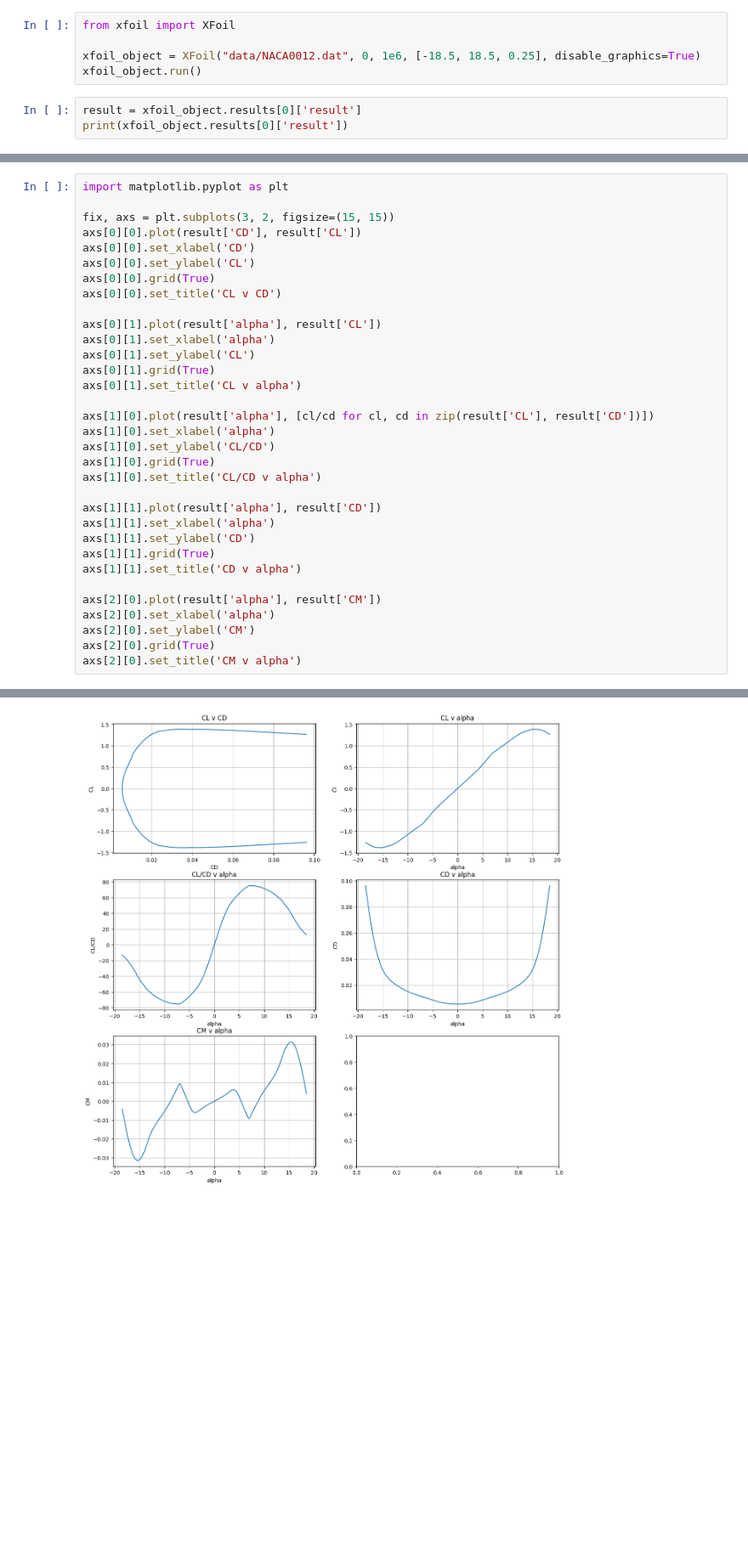
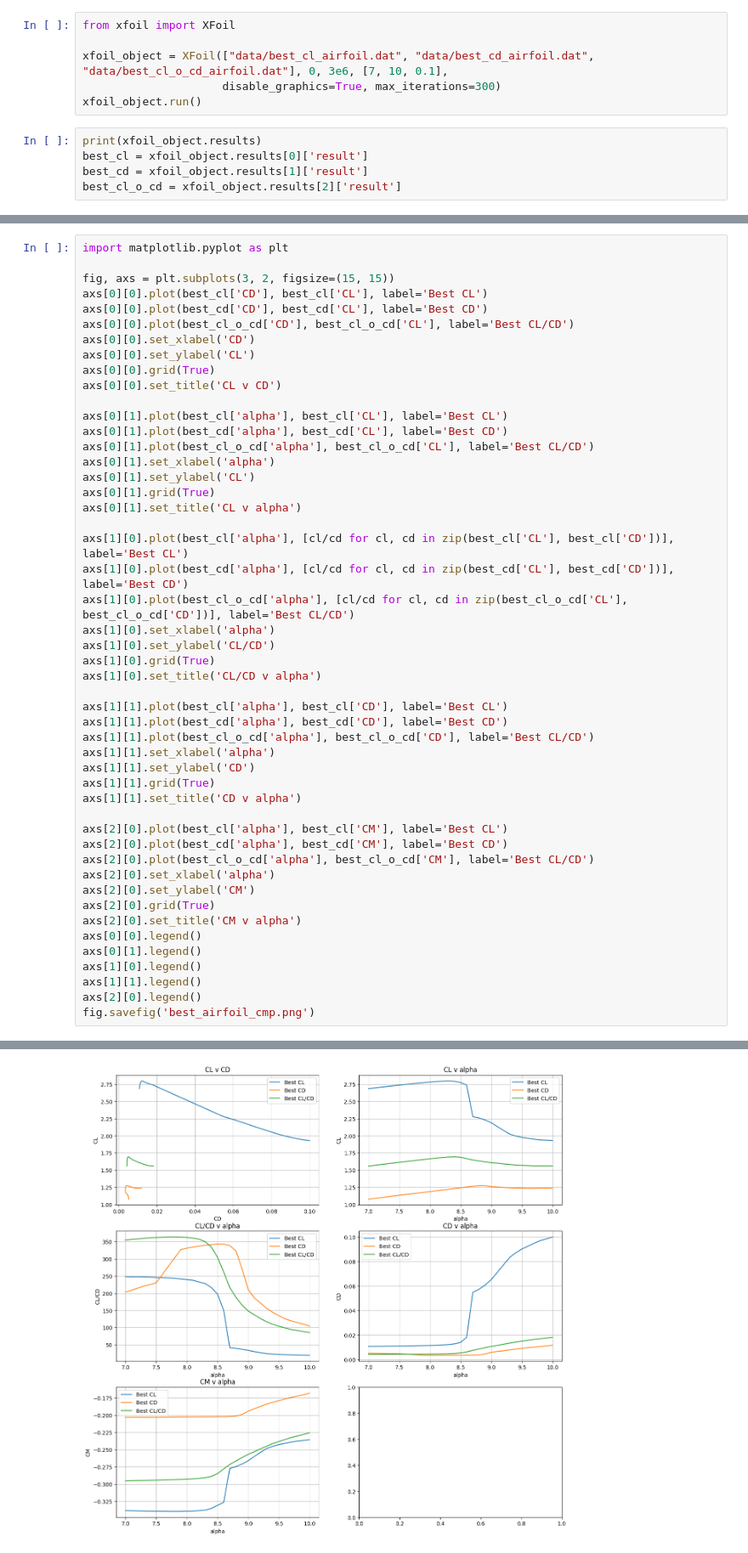
Before and after one commit to HugoxSaraiva/airfoil-optimization-ga, a Jupyter notebook: xfoil_test.ipynb, the cells around one changed output, grey strips where cells are left out. Shown at 85% size. Drawn from its saved outputs; the diff is of its cells as text; blank space fills up the shorter version.

Commit message:
Adding best airfoils polars

```diff
--- a/xfoil_test.ipynb
+++ b/xfoil_test.ipynb
@@ -1,9 +1,12 @@
 # %%
 from xfoil import XFoil
 
-xfoil_object = XFoil("data/NACA0012.dat", 0, 1e6, [-18.5, 18.5, 0.25], disable_graphics=True)
+xfoil_object = XFoil(["data/best_cl_airfoil.dat", "data/best_cd_airfoil.dat", "data/best_cl_o_cd_airfoil.dat"], 0, 3e6, [7, 10, 0.1],
+                     disable_graphics=True, max_iterations=300)
 xfoil_object.run()
 # %%
-result = xfoil_object.results[0]['result']
-print(xfoil_object.results[0]['result'])
+print(xfoil_object.results)
+best_cl = xfoil_object.results[0]['result']
+best_cd = xfoil_object.results[1]['result']
+best_cl_o_cd = xfoil_object.results[2]['result']
 # %% [output]
@@ -11,34 +14,50 @@ print(xfoil_object.results[0]['result'])
 # %%
 import matplotlib.pyplot as plt
 
-fix, axs = plt.subplots(3, 2, figsize=(15, 15))
-axs[0][0].plot(result['CD'], result['CL'])
+fig, axs = plt.subplots(3, 2, figsize=(15, 15))
+axs[0][0].plot(best_cl['CD'], best_cl['CL'], label='Best CL')
+axs[0][0].plot(best_cd['CD'], best_cd['CL'], label='Best CD')
+axs[0][0].plot(best_cl_o_cd['CD'], best_cl_o_cd['CL'], label='Best CL/CD')
 axs[0][0].set_xlabel('CD')
 axs[0][0].set_ylabel('CL')
 axs[0][0].grid(True)
 axs[0][0].set_title('CL v CD')
 
-axs[0][1].plot(result['alpha'], result['CL'])
+axs[0][1].plot(best_cl['alpha'], best_cl['CL'], label='Best CL')
+axs[0][1].plot(best_cd['alpha'], best_cd['CL'], label='Best CD')
+axs[0][1].plot(best_cl_o_cd['alpha'], best_cl_o_cd['CL'], label='Best CL/CD')
 axs[0][1].set_xlabel('alpha')
 axs[0][1].set_ylabel('CL')
 axs[0][1].grid(True)
 axs[0][1].set_title('CL v alpha')
 
-axs[1][0].plot(result['alpha'], [cl/cd for cl, cd in zip(result['CL'], result['CD'])])
+axs[1][0].plot(best_cl['alpha'], [cl/cd for cl, cd in zip(best_cl['CL'], best_cl['CD'])], label='Best CL')
+axs[1][0].plot(best_cd['alpha'], [cl/cd for cl, cd in zip(best_cd['CL'], best_cd['CD'])], label='Best CD')
+axs[1][0].plot(best_cl_o_cd['alpha'], [cl/cd for cl, cd in zip(best_cl_o_cd['CL'], best_cl_o_cd['CD'])], label='Best CL/CD')
 axs[1][0].set_xlabel('alpha')
 axs[1][0].set_ylabel('CL/CD')
 axs[1][0].grid(True)
 axs[1][0].set_title('CL/CD v alpha')
 
-axs[1][1].plot(result['alpha'], result['CD'])
+axs[1][1].plot(best_cl['alpha'], best_cl['CD'], label='Best CL')
+axs[1][1].plot(best_cd['alpha'], best_cd['CD'], label='Best CD')
+axs[1][1].plot(best_cl_o_cd['alpha'], best_cl_o_cd['CD'], label='Best CL/CD')
 axs[1][1].set_xlabel('alpha')
 axs[1][1].set_ylabel('CD')
 axs[1][1].grid(True)
 axs[1][1].set_title('CD v alpha')
 
-axs[2][0].plot(result['alpha'], result['CM'])
+axs[2][0].plot(best_cl['alpha'], best_cl['CM'], label='Best CL')
+axs[2][0].plot(best_cd['alpha'], best_cd['CM'], label='Best CD')
+axs[2][0].plot(best_cl_o_cd['alpha'], best_cl_o_cd['CM'], label='Best CL/CD')
 axs[2][0].set_xlabel('alpha')
 axs[2][0].set_ylabel('CM')
 axs[2][0].grid(True)
 axs[2][0].set_title('CM v alpha')
+axs[0][0].legend()
+axs[0][1].legend()
+axs[1][0].legend()
+axs[1][1].legend()
+axs[2][0].legend()
+fig.savefig('best_airfoil_cmp.png')
 # %% [output]
@@ -46,4 +64,4 @@ Text(0.5, 1.0, 'CM v alpha')
-[figure, old version]
+[figure, new version]
 # %%
 # Testing single alpha case
 from xfoil import XFoil
```
Also changed, not shown: parts of 3 cells of this notebook, 1 other file.
